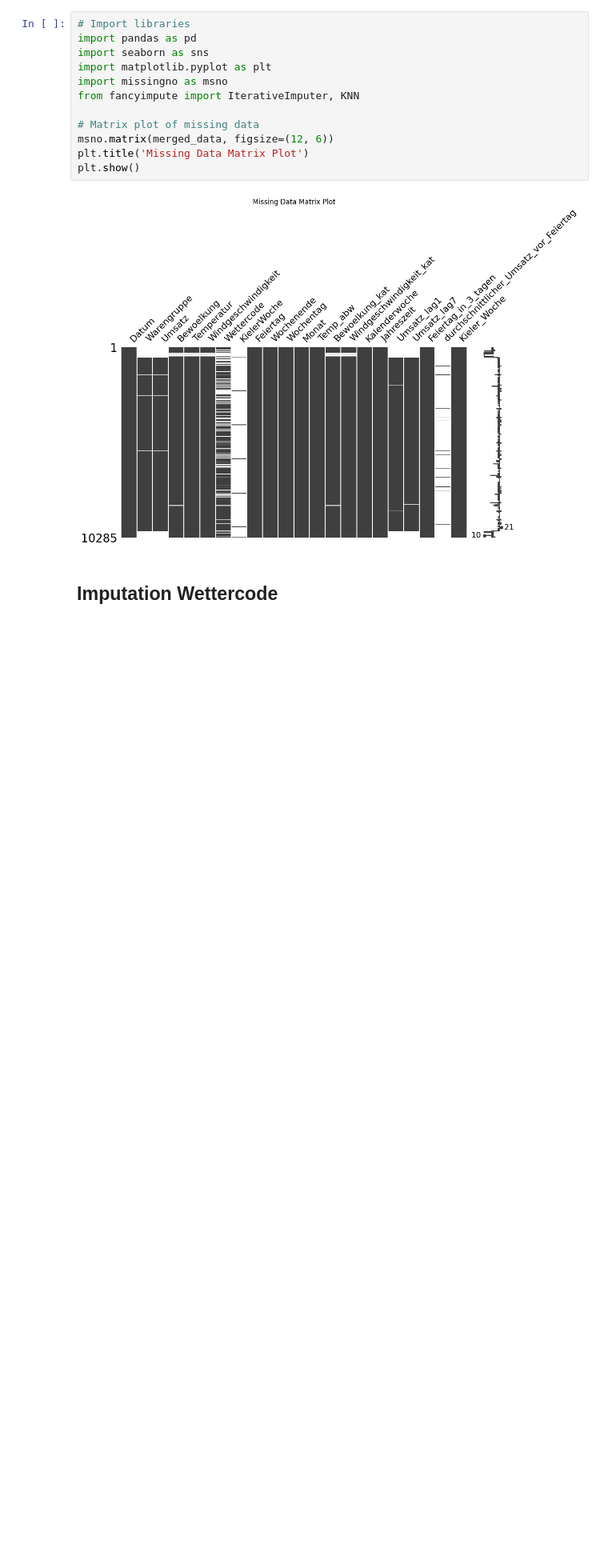
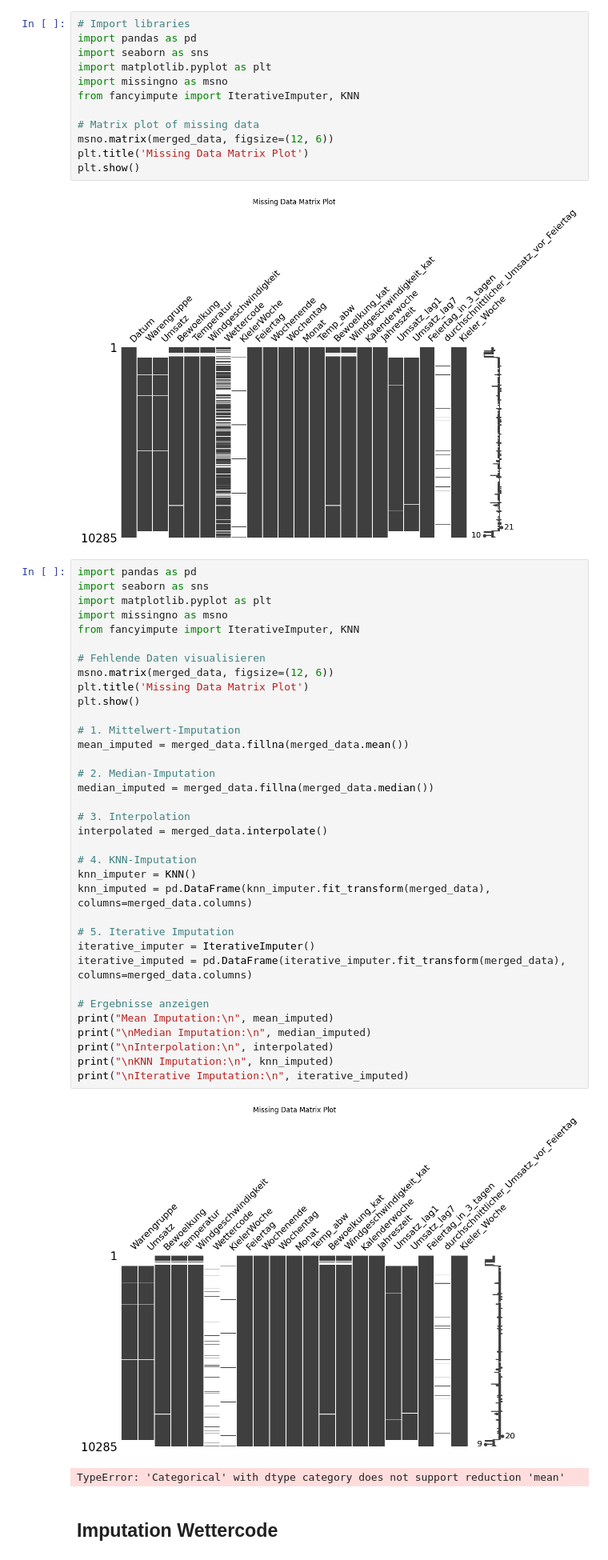
Before and after one commit to Suminho7/bakery_sales_prediction, a Jupyter notebook: Datenaufbereitung.ipynb, the cells around one changed output. Shown at 80% size. Drawn from its saved outputs; the diff is of its cells as text; blank space fills up the shorter version.

Commit message:
Weitermachen Imputation

```diff
--- a/Datenaufbereitung.ipynb
+++ b/Datenaufbereitung.ipynb
@@ -275,5 +276,43 @@ plt.title('Missing Data Matrix Plot')
 plt.show()
 # %% [output]
 [figure]
+# %%
+import pandas as pd
+import seaborn as sns
+import matplotlib.pyplot as plt
+import missingno as msno
+from fancyimpute import IterativeImputer, KNN
+
+# Fehlende Daten visualisieren
+msno.matrix(merged_data, figsize=(12, 6))
+plt.title('Missing Data Matrix Plot')
+plt.show()
+
+# 1. Mittelwert-Imputation
+mean_imputed = merged_data.fillna(merged_data.mean())
+
+# 2. Median-Imputation
+median_imputed = merged_data.fillna(merged_data.median())
+
+# 3. Interpolation
+interpolated = merged_data.interpolate()
+
+# 4. KNN-Imputation
+knn_imputer = KNN()
+knn_imputed = pd.DataFrame(knn_imputer.fit_transform(merged_data), columns=merged_data.columns)
+
+# 5. Iterative Imputation
+iterative_imputer = IterativeImputer()
+iterative_imputed = pd.DataFrame(iterative_imputer.fit_transform(merged_data), columns=merged_data.columns)
+
+# Ergebnisse anzeigen
+print("Mean Imputation:\n", mean_imputed)
+print("\nMedian Imputation:\n", median_imputed)
+print("\nInterpolation:\n", interpolated)
+print("\nKNN Imputation:\n", knn_imputed)
+print("\nIterative Imputation:\n", iterative_imputed)
+# %% [output]
+[figure, added]
+TypeError: 'Categorical' with dtype category does not support reduction 'mean'
 # %% [markdown]
 ## Imputation Wettercode
```
Also changed, not shown: parts of 3 cells of this notebook.
